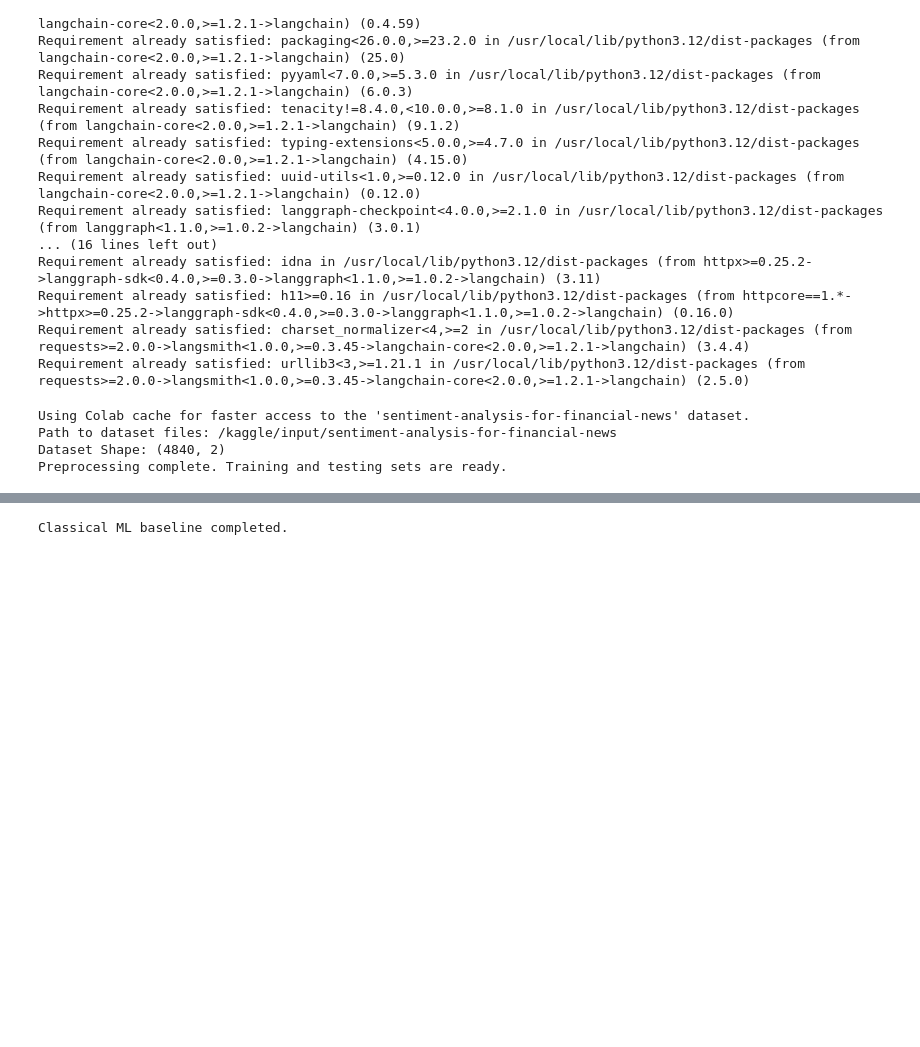
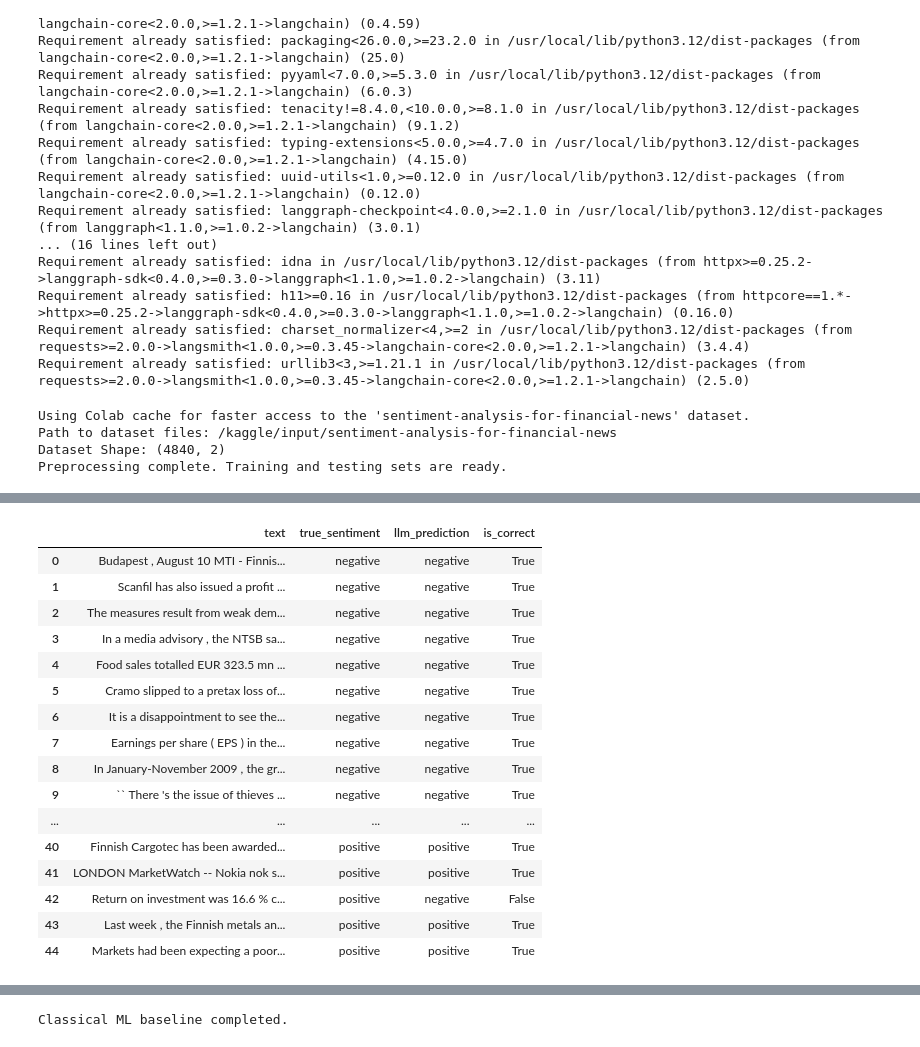
Before and after one commit to TadikondaMythri/96_Mythri, a Jupyter notebook: financial_sentiment_analysis_llm.ipynb, the cells around one changed output, grey strips where cells are left out. Saved outputs shown, nothing was run; the diff lists cells and outputs as text; code cells hidden in the pictures; blank space fills up the shorter version.

```diff
--- a/financial_sentiment_analysis_llm.ipynb
+++ b/financial_sentiment_analysis_llm.ipynb
@@ -252,0 +106,67 @@ LLM Confusion Matrix:
+# %%
+# STEP 3,4: Zero-Shot LLM Evaluation using HuggingFace FinBERT (FINAL)
+
+import pandas as pd
+from transformers import pipeline
+
+# 1. Prepare test dataframe
+test_df = pd.DataFrame({
+    "text": X_test.values,
+    "true_sentiment": le.inverse_transform(y_test)
+})
+
+# 2. Create a balanced sample across sentiment classes
+samples_per_class = 15  # can be adjusted
+balanced_sample = (
+    test_df
+    .groupby("true_sentiment", group_keys=False)
+    .sample(n=samples_per_class, random_state=42)
+    .reset_index(drop=True)
+)
+
+# 3. Initialize zero-shot sentiment model (finance domain)
+zero_shot_classifier = pipeline(
+    "sentiment-analysis",
+    model="ProsusAI/finbert"
+)
+
+# 4. Run zero-shot inference
+llm_predictions = []
+
+for text in balanced_sample["text"]:
+    try:
+        result = zero_shot_classifier(text)[0]
+        label = result["label"].lower()
+
+        if "positive" in label:
+            sentiment = "positive"
+        elif "negative" in label:
+            sentiment = "negative"
+        else:
+            sentiment = "neutral"
+
+    except Exception:
+        sentiment = "neutral"
+
+    llm_predictions.append(sentiment)
+
+# 5. Build zero-shot analysis table
+zero_shot_df = pd.DataFrame({
+    "text": balanced_sample["text"].values,
+    "true_sentiment": balanced_sample["true_sentiment"].values,
+    "llm_prediction": llm_predictions
+})
+
+# 6. Correctness flag
+zero_shot_df["is_correct"] = (
+    zero_shot_df["llm_prediction"].str.lower()
+    == zero_shot_df["true_sentiment"].str.lower()
+)
+
+print(
+    "Zero-shot LLM accuracy on balanced sample:",
+    zero_shot_df["is_correct"].mean()
+)
+
+zero_shot_df
+# %% [output]
@@ -252,0 +175,17 @@ LLM Confusion Matrix:
+|  | text | true_sentiment | llm_prediction | is_correct |
+| 0 | Budapest , August 10 MTI - Finnis... | negative | negative | True |
+| 1 | Scanfil has also issued a profit ... | negative | negative | True |
+| 2 | The measures result from weak dem... | negative | negative | True |
+| 3 | In a media advisory , the NTSB sa... | negative | negative | True |
+| 4 | Food sales totalled EUR 323.5 mn ... | negative | negative | True |
+| 5 | Cramo slipped to a pretax loss of... | negative | negative | True |
+| 6 | It is a disappointment to see the... | negative | negative | True |
+| 7 | Earnings per share ( EPS ) in the... | negative | negative | True |
+| 8 | In January-November 2009 , the gr... | negative | negative | True |
+| 9 | `` There 's the issue of thieves ... | negative | negative | True |
+| ... | ... | ... | ... | ... |
+| 40 | Finnish Cargotec has been awarded... | positive | positive | True |
+| 41 | LONDON MarketWatch -- Nokia nok s... | positive | positive | True |
+| 42 | Return on investment was 16.6 % c... | positive | negative | False |
+| 43 | Last week , the Finnish metals an... | positive | positive | True |
+| 44 | Markets had been expecting a poor... | positive | positive | True |
```
Also changed, not shown: parts of 15 cells of this notebook.
